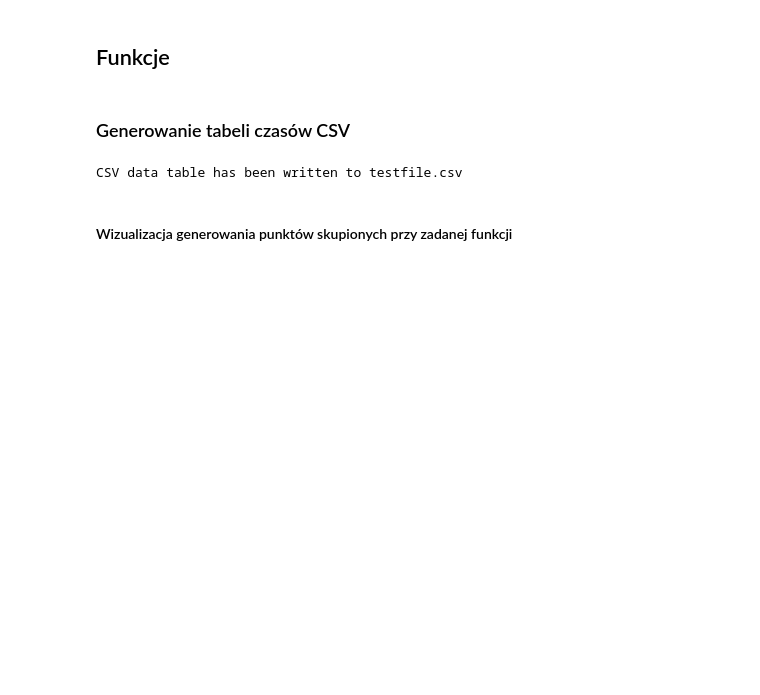
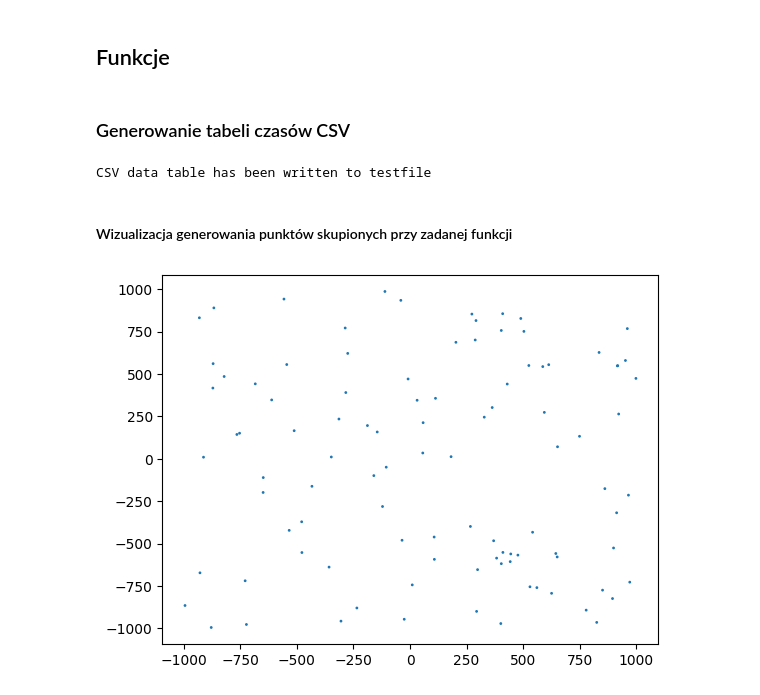
Before and after one commit to Hbrtjm/Geometric_Algorithms_Project, a Jupyter notebook: fornagiel_miklas_projekt.ipynb, the cells around one changed output. Cells and saved outputs as stored; diff of their text form; code cells hidden in the pictures; blank space fills up the shorter version.

```diff
--- a/fornagiel_miklas_projekt.ipynb
+++ b/fornagiel_miklas_projekt.ipynb
@@ -385,9 +345,17 @@ def csv_dump(table_name: str,data: List[Dict[str,int]],add_units=False):
 # %%
-csv_dump('testfile',[{'name':'test','points':2100,'kdtree':10000,'quadtree':10000000,'detected':37}])
+csv_dump('testfile',[{'name':'test','points':2100, 'area':'(0, 0) : (5, 5)','kdtree':10000,'quadtree':10000000,'detected':37}])
 # %% [output]
-CSV data table has been written to testfile.csv
+CSV data table has been written to testfile
 # %% [markdown]
 #### Wizualizacja generowania punktów skupionych przy zadanej funkcji
+# %%
+N = 100
+K = 100
+points_A = points_generator(N)
+plt.scatter(*zip(*points_A),s=[1 for _ in range(N)])
+plt.show()
+# %% [output]
+[figure, added]
 # %%
 N = 10**5
 K = 1000
```
Also changed, not shown: parts of 13 cells of this notebook.
